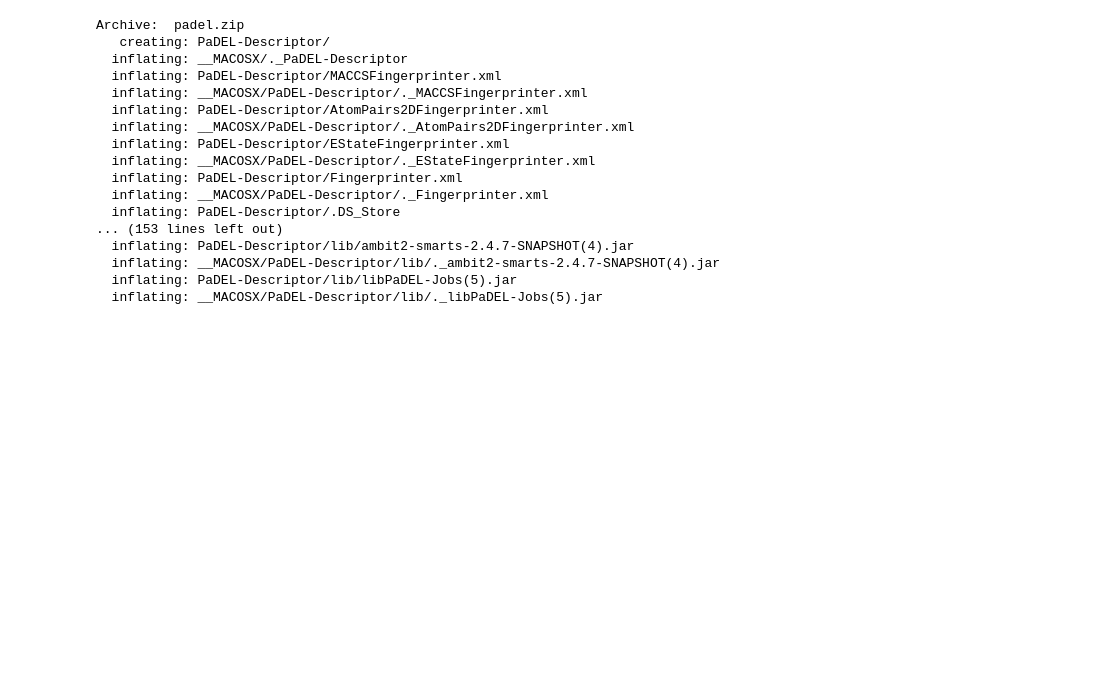
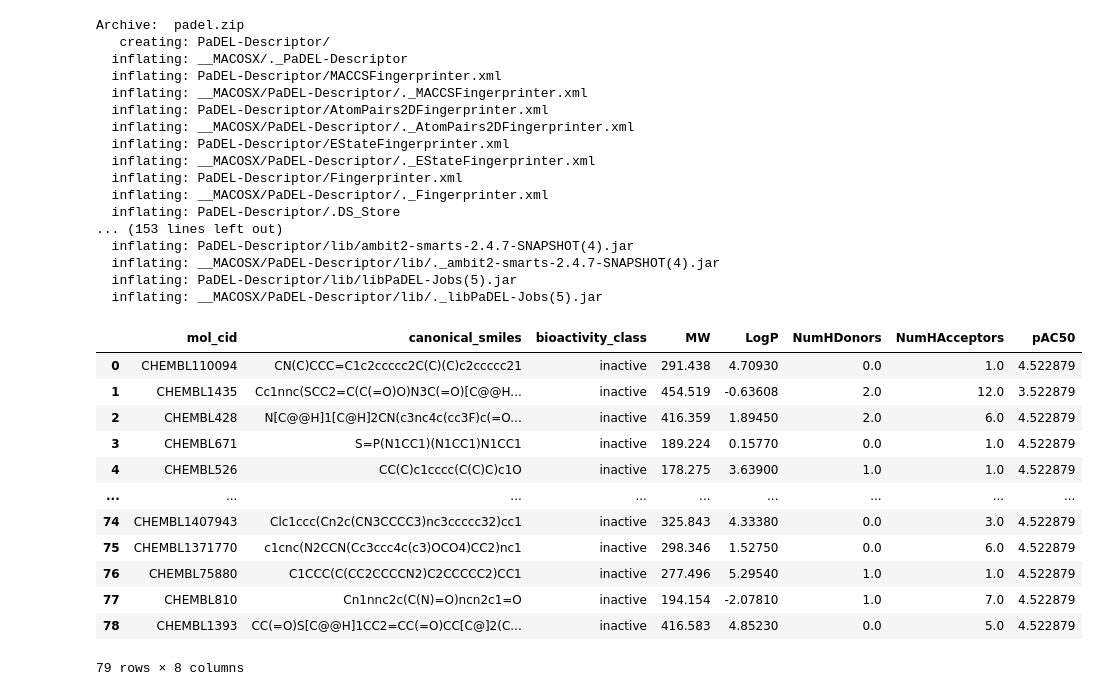
Before and after one commit to WendiYang7/protein_activity_modelling, a Jupyter notebook: descriptor_calculation.ipynb, the cells around one changed output. Cells and saved outputs as stored; diff of their text form; code cells hidden in the pictures; blank space fills up the shorter version.

```diff
--- a/descriptor_calculation.ipynb
+++ b/descriptor_calculation.ipynb
@@ -51,0 +54,18 @@ Archive:  padel.zip
+# %%
+df3 = pd.read_csv('bioactivity_data_pAC50.csv')
+
+df3
+# %% [output]
+|  | mol_cid | canonical_smiles | bioactivity_class | MW | LogP | NumHDonors | NumHAcceptors | pAC50 |
+| 0 | CHEMBL110094 | CN(C)CCC=C1c2ccccc2C(C)(C)c2ccccc21 | inactive | 291.438 | 4.70930 | 0.0 | 1.0 | 4.522879 |
+| 1 | CHEMBL1435 | Cc1nnc(SCC2=C(C(=O)O)N3C(=O)[C@@H... | inactive | 454.519 | -0.63608 | 2.0 | 12.0 | 3.522879 |
+| 2 | CHEMBL428 | N[C@@H]1[C@H]2CN(c3nc4c(cc3F)c(=O... | inactive | 416.359 | 1.89450 | 2.0 | 6.0 | 4.522879 |
+| 3 | CHEMBL671 | S=P(N1CC1)(N1CC1)N1CC1 | inactive | 189.224 | 0.15770 | 0.0 | 1.0 | 4.522879 |
+| 4 | CHEMBL526 | CC(C)c1cccc(C(C)C)c1O | inactive | 178.275 | 3.63900 | 1.0 | 1.0 | 4.522879 |
+| ... | ... | ... | ... | ... | ... | ... | ... | ... |
+| 74 | CHEMBL1407943 | Clc1ccc(Cn2c(CN3CCCC3)nc3ccccc32)cc1 | inactive | 325.843 | 4.33380 | 0.0 | 3.0 | 4.522879 |
+| 75 | CHEMBL1371770 | c1cnc(N2CCN(Cc3ccc4c(c3)OCO4)CC2)nc1 | inactive | 298.346 | 1.52750 | 0.0 | 6.0 | 4.522879 |
+| 76 | CHEMBL75880 | C1CCC(C(CC2CCCCN2)C2CCCCC2)CC1 | inactive | 277.496 | 5.29540 | 1.0 | 1.0 | 4.522879 |
+| 77 | CHEMBL810 | Cn1nnc2c(C(N)=O)ncn2c1=O | inactive | 194.154 | -2.07810 | 1.0 | 7.0 | 4.522879 |
+| 78 | CHEMBL1393 | CC(=O)S[C@@H]1CC2=CC(=O)CC[C@]2(C... | inactive | 416.583 | 4.85230 | 0.0 | 5.0 | 4.522879 |
+79 rows × 8 columns
```
Also changed, not shown: parts of 12 cells of this notebook.
